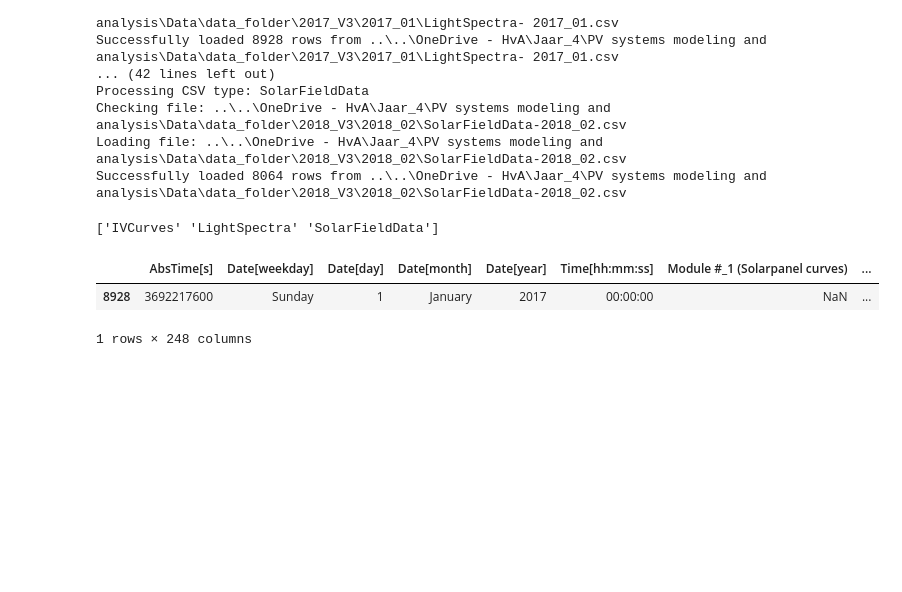
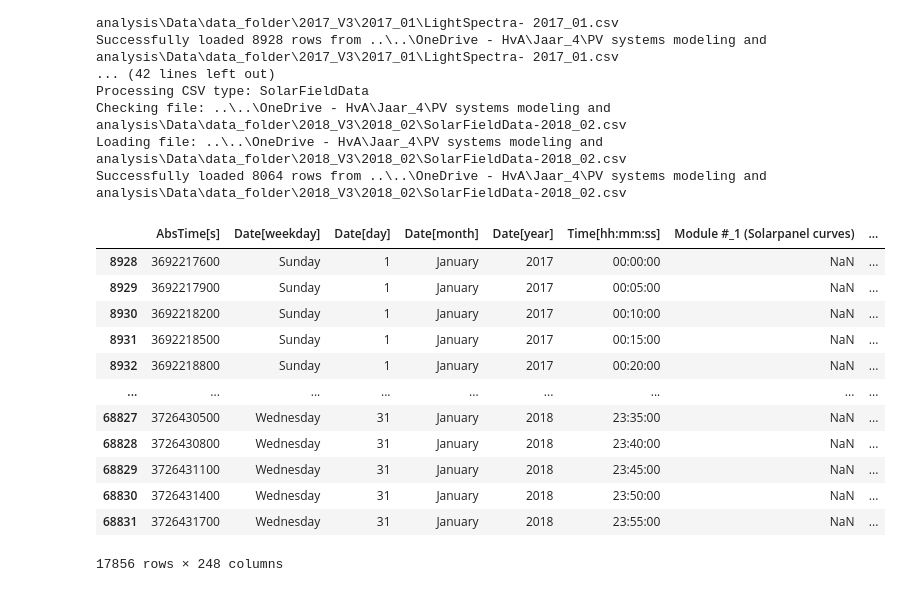
Before and after one commit to Qrax/PV-Systems-Data, a Jupyter notebook: making_dataframe.ipynb, the cells around one changed output. Drawn from its saved outputs; the diff is of its cells as text; code cells hidden in the pictures; blank space fills up the shorter version.

```diff
--- a/making_dataframe.ipynb
+++ b/making_dataframe.ipynb
@@ -322,25 +322,25 @@ Checking file: ..\..\OneDrive - HvA\Jaar_4\PV systems modeling and analysis\Data
 Loading file: ..\..\OneDrive - HvA\Jaar_4\PV systems modeling and analysis\Data\data_folder\2018_V3\2018_02\SolarFieldData-2018_02.csv
 Successfully loaded 8064 rows from ..\..\OneDrive - HvA\Jaar_4\PV systems modeling and analysis\Data\data_folder\2018_V3\2018_02\SolarFieldData-2018_02.csv
 # %%
-#Load all the lightspectra data from january 2017 and 2018 in one dataframe
-light_spectra_january_2017 = combined_df[
+# Load all the LightSpectra data from January 2017 and 2018 in one DataFrame
+light_spectra_january = combined_df[
     (combined_df['Source'] == 'LightSpectra') &
-    (combined_df['Year'] == '2017') &
+    (combined_df['Year'].isin(['2017', '2018'])) &
     (combined_df['Month'] == '01')
 ]
-
-light_spectra_january_2018 = combined_df[
-    (combined_df['Source'] == 'LightSpectra') &
-    (combined_df['Year'] == '2018') &
-    (combined_df['Month'] == '01')
-]
-
-light_spectra_january = pd.concat([light_spectra_january_2017, light_spectra_january_2018], ignore_index=True)
-# %% [output]
-['IVCurves' 'LightSpectra' 'SolarFieldData']
 # %%
-light_spectra_january_2017.head(1)
+light_spectra_january
 # %% [output]
 |  | AbsTime[s] | Date[weekday] | Date[day] | Date[month] | Date[year] | Time[hh:mm:ss] | Module #_1 (Solarpanel curves) | ... |
 | 8928 | 3692217600 | Sunday | 1 | January | 2017 | 00:00:00 | NaN | ... |
+| 8929 | 3692217900 | Sunday | 1 | January | 2017 | 00:05:00 | NaN | ... |
+| 8930 | 3692218200 | Sunday | 1 | January | 2017 | 00:10:00 | NaN | ... |
+| 8931 | 3692218500 | Sunday | 1 | January | 2017 | 00:15:00 | NaN | ... |
+| 8932 | 3692218800 | Sunday | 1 | January | 2017 | 00:20:00 | NaN | ... |
+| ... | ... | ... | ... | ... | ... | ... | ... | ... |
+| 68827 | 3726430500 | Wednesday | 31 | January | 2018 | 23:35:00 | NaN | ... |
+| 68828 | 3726430800 | Wednesday | 31 | January | 2018 | 23:40:00 | NaN | ... |
+| 68829 | 3726431100 | Wednesday | 31 | January | 2018 | 23:45:00 | NaN | ... |
+| 68830 | 3726431400 | Wednesday | 31 | January | 2018 | 23:50:00 | NaN | ... |
+| 68831 | 3726431700 | Wednesday | 31 | January | 2018 | 23:55:00 | NaN | ... |
-1 rows × 248 columns
+17856 rows × 248 columns
```
